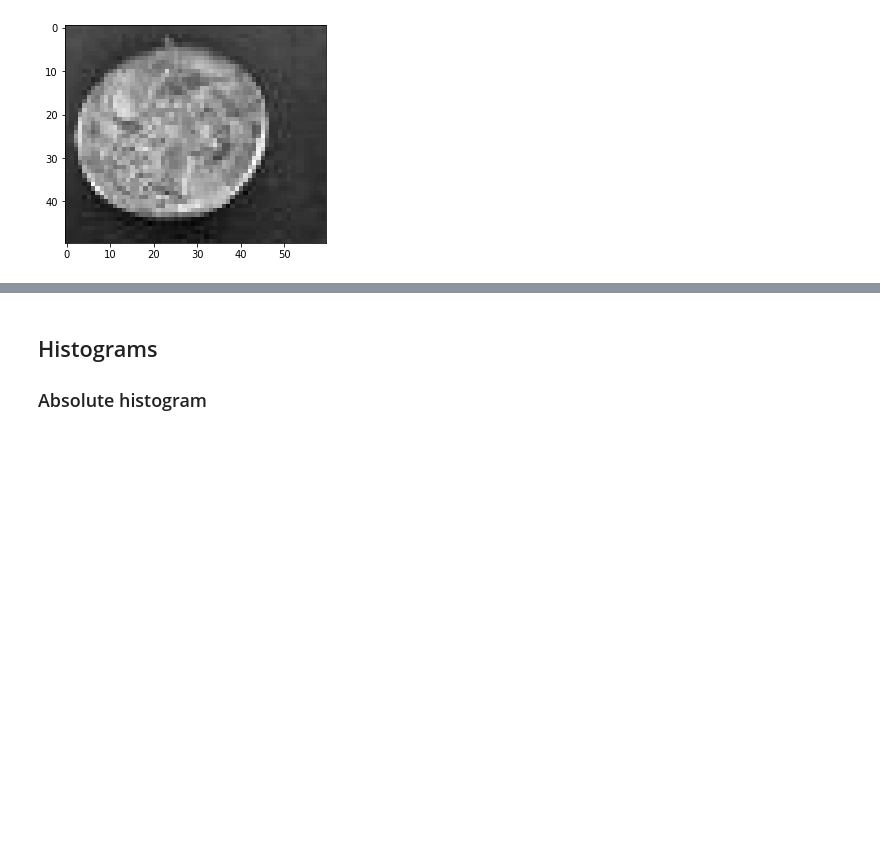
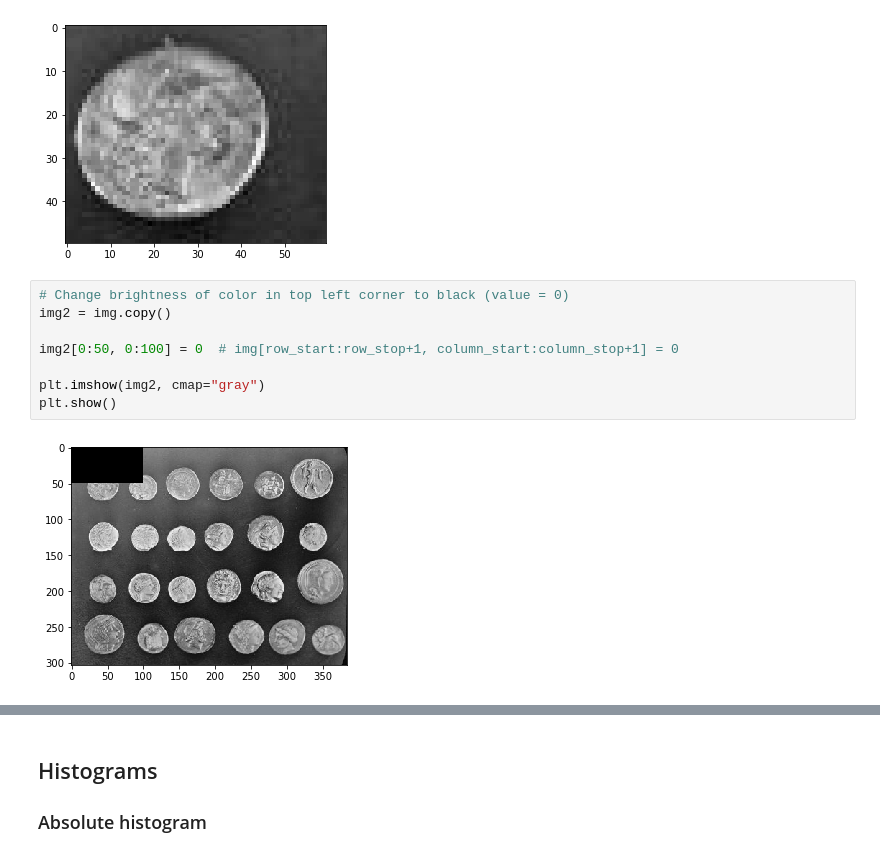
Before and after one commit to neduchal/USVP, a Jupyter notebook: cviceni/cv01.ipynb, the cells around one changed output, grey strips where cells are left out. Saved outputs shown, nothing was run; the diff lists cells and outputs as text; blank space fills up the shorter version.

```diff
--- a/cviceni/cv01.ipynb
+++ b/cviceni/cv01.ipynb
@@ -80,3 +89,13 @@ plt.imshow(img[30:80, 20:80], cmap="gray")
 plt.show()
 # %% [output]
 [figure]
+# %%
+# Change brightness of color in top left corner to black (value = 0)
+img2 = img.copy()
+
+img2[0:50, 0:100] = 0  # img[row_start:row_stop+1, column_start:column_stop+1] = 0
+
+plt.imshow(img2, cmap="gray")
+plt.show()
+# %% [output]
+[figure, added]
```
Also changed, not shown: parts of 8 cells of this notebook.
